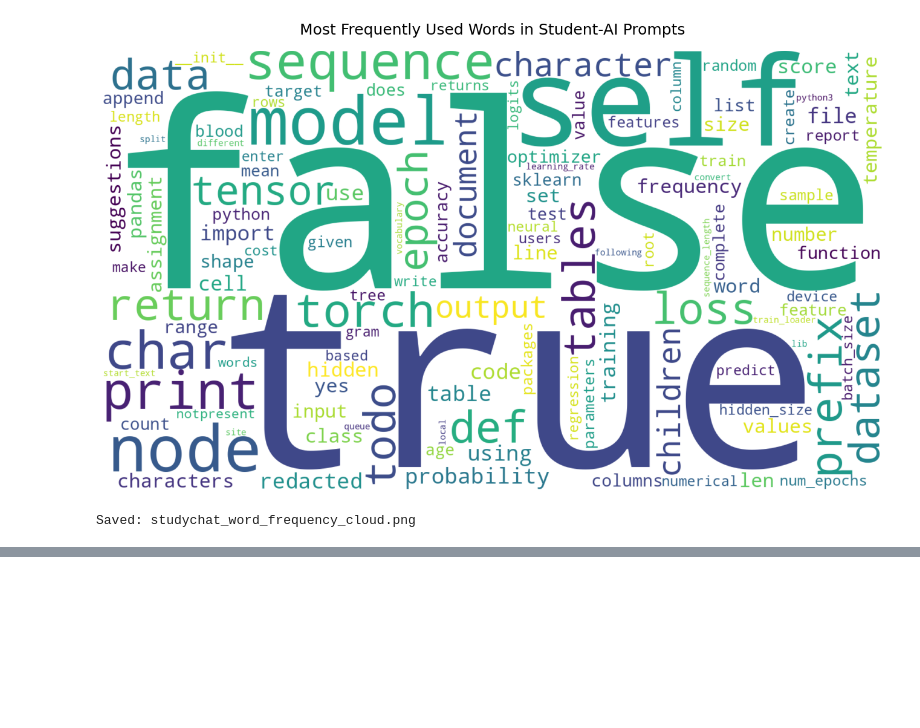
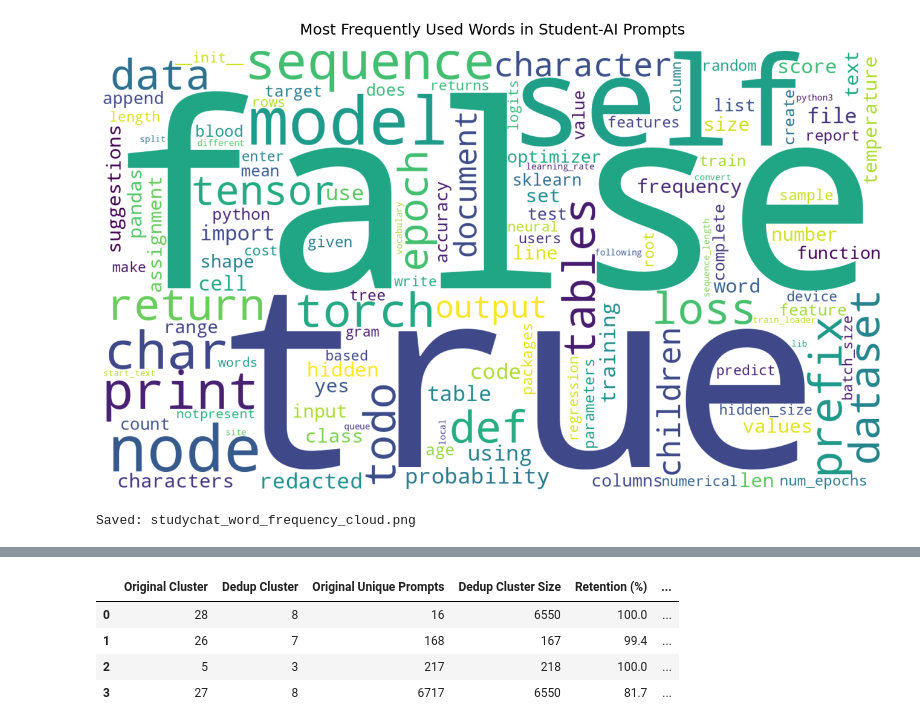
Before and after one commit to papoochu/student-ai-learning-analysis, a Jupyter notebook: notebooks/k_means.ipynb, the cells around one changed output, grey strips where cells are left out. Cells and saved outputs as stored; diff of their text form; code cells hidden in the pictures; blank space fills up the shorter version.

Commit message:
Deduplication experiment

```diff
--- a/notebooks/k_means.ipynb
+++ b/notebooks/k_means.ipynb
@@ -663,0 +910,48 @@ Saved: studychat_word_frequency_cloud.png
+# %%
+
+# Step 16: Check whether original topics survived deduplication
+
+import pandas as pd
+
+results = []
+
+for original_cluster in [28, 26, 5, 27]:
+
+    matches = comparison_table.loc[original_cluster]
+
+    new_cluster = int(matches.idxmax())
+    overlap = int(matches.max())
+
+    original_size = int(matches.sum())
+    new_size = int(comparison_table[new_cluster].sum())
+
+    retention = 100 * overlap / original_size
+    purity = 100 * overlap / new_size
+
+    # Examine new cluster keywords
+    center = kmeans_dedup.cluster_centers_[new_cluster]
+    top_indices = center.argsort()[-8:][::-1]
+
+    keywords = ", ".join(
+        tfidf_vect.get_feature_names_out()[top_indices]
+    )
+
+    results.append({
+        "Original Cluster": original_cluster,
+        "Dedup Cluster": new_cluster,
+        "Original Unique Prompts": original_size,
+        "Dedup Cluster Size": new_size,
+        "Retention (%)": retention,
+        "Match Purity (%)": purity,
+        "Dedup Keywords": keywords
+    })
+
+survival_df = pd.DataFrame(results)
+
+display(survival_df.round(2))
+# %% [output]
+|  | Original Cluster | Dedup Cluster | Original Unique Prompts | Dedup Cluster Size | Retention (%) | ... |
+| 0 | 28 | 8 | 16 | 6550 | 100.0 | ... |
+| 1 | 26 | 7 | 168 | 167 | 99.4 | ... |
+| 2 | 5 | 3 | 217 | 218 | 100.0 | ... |
+| 3 | 27 | 8 | 6717 | 6550 | 81.7 | ... |
```
Also changed, not shown: parts of 5 cells of this notebook.
